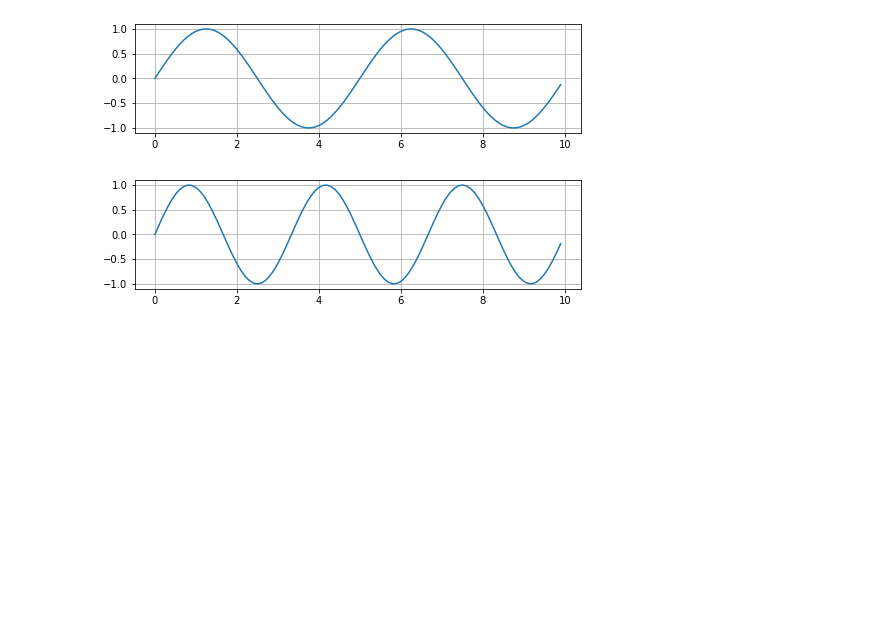
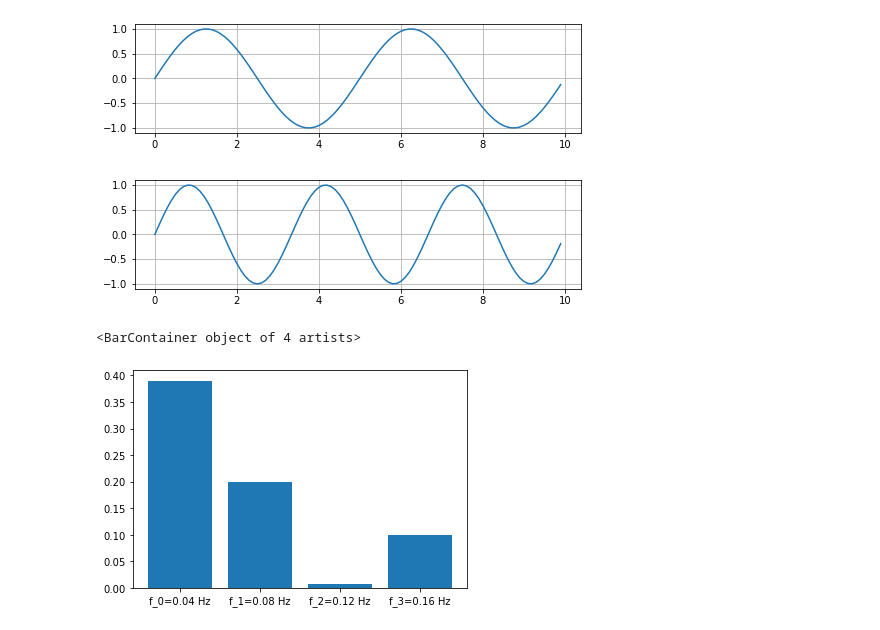
Before and after one commit to Joonsawon/UST_RandomData, a Jupyter notebook: FFT.ipynb, the cells around one changed output. Drawn from its saved outputs; the diff is of its cells as text; code cells hidden in the pictures; blank space fills up the shorter version.

```diff
--- a/FFT.ipynb
+++ b/FFT.ipynb
@@ -33,3 +33,12 @@ plt.grid(True)
 [figure]
 [figure]
 [figure]
+# %%
+f = np.arange(0.04,0.2,0.04) # 주파수 생성
+f = np.array(['f_0=0.04 Hz','f_1=0.08 Hz','f_2=0.12 Hz','f_3=0.16 Hz']) # 주파수 생성
+M = np.array([0.39,0.2,0.008,0.1])
+
+plt.bar(f,M)
+# %% [output]
+<BarContainer object of 4 artists>
+[figure, added]
```
Also changed, not shown: parts of 2 cells of this notebook, 2 other files.
